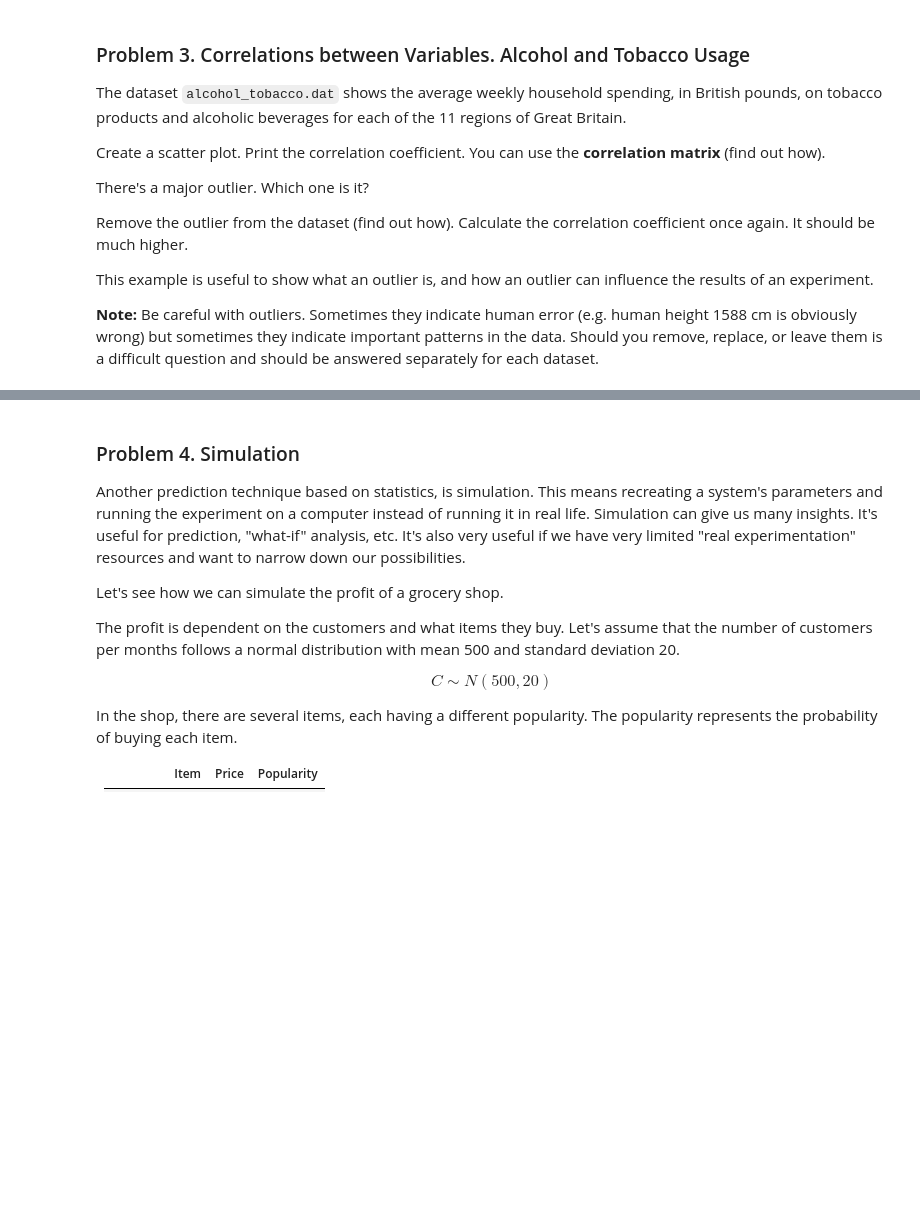
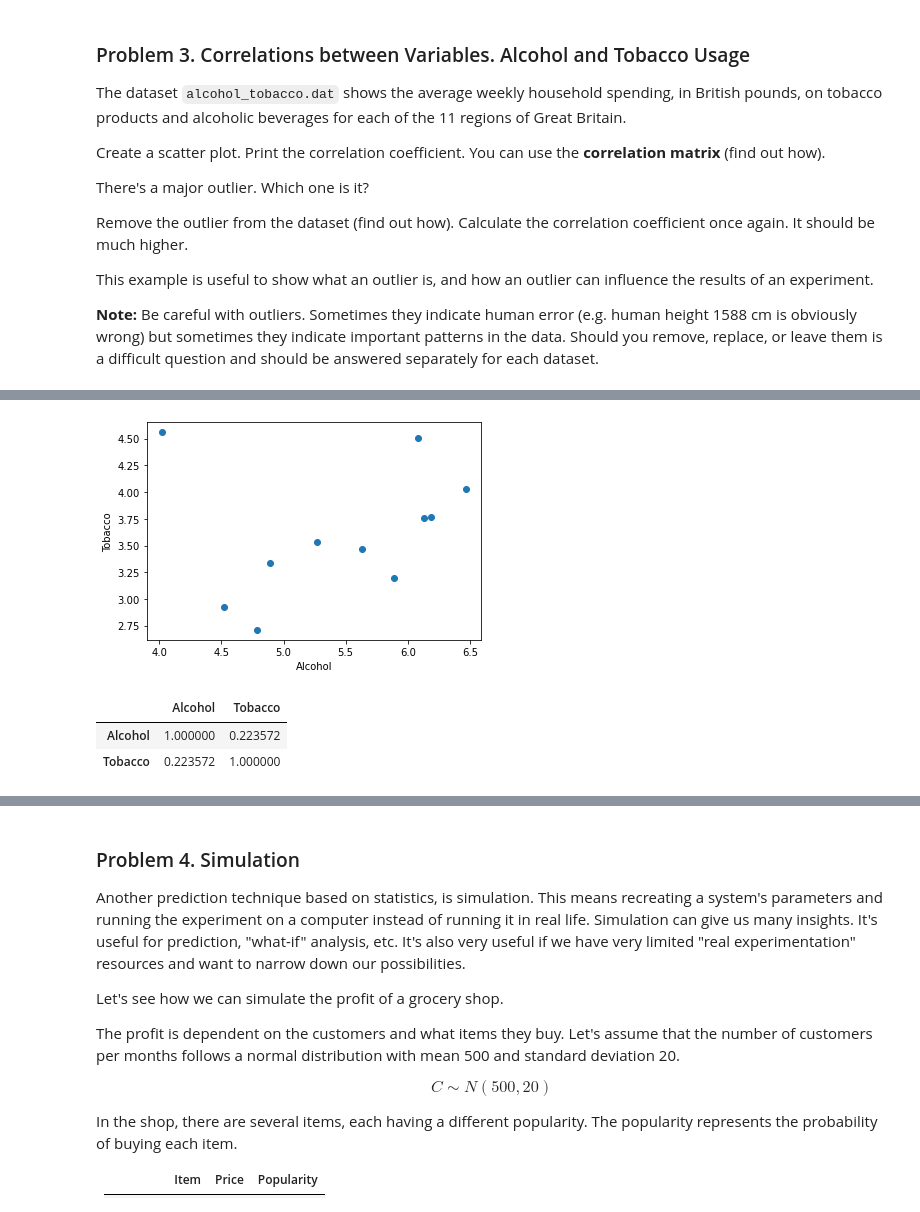
Before and after one commit to petardmnv/Math-Concepts-for-Developers, a Jupyter notebook: 12. Statistics-Exercise/Statistics Exercise.ipynb, the cells around one changed output, grey strips where cells are left out. Cells and saved outputs as stored; diff of their text form; code cells hidden in the pictures; blank space fills up the shorter version.

```diff
--- a/12. Statistics-Exercise/Statistics Exercise.ipynb
+++ b/12. Statistics-Exercise/Statistics Exercise.ipynb
@@ -216,0 +215,3 @@ This example is useful to show what an outlier is, and how an outlier can influe
+# %%
+alcohol_tobacco_data = pd.read_table("alcohol_tobacco.dat")
+alcohol_tobacco_data
@@ -216,0 +231,14 @@ This example is useful to show what an outlier is, and how an outlier can influe
+# %%
+plt.scatter(alcohol_tobacco_data['Alcohol'], alcohol_tobacco_data['Tobacco'])
+
+plt.xlabel("Alcohol")
+plt.ylabel("Tobacco")
+plt.show()
+# %% [output]
+[figure, added]
+# %%
+alcohol_tobacco_data.corr()
+# %% [output]
+|  | Alcohol | Tobacco |
+| Alcohol | 1.000000 | 0.223572 |
+| Tobacco | 0.223572 | 1.000000 |
```
Also changed, not shown: parts of 5 cells of this notebook.
